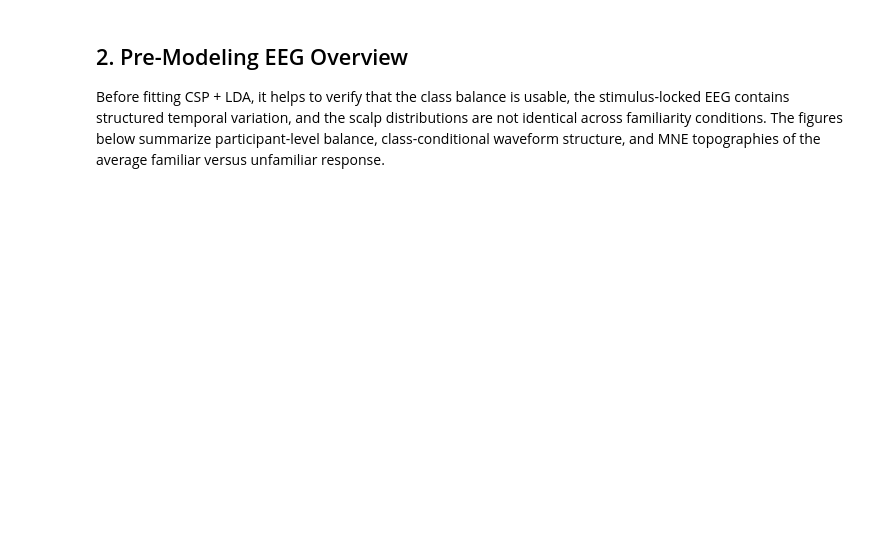
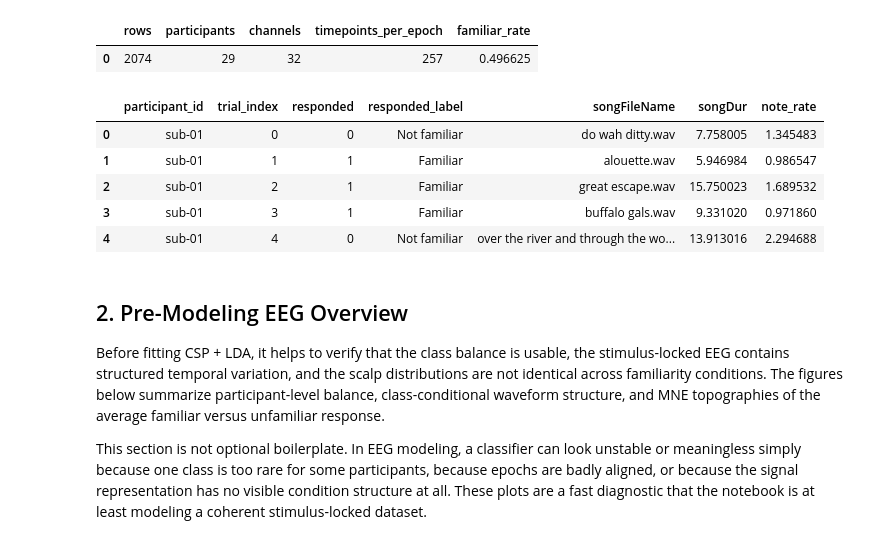
Before and after one commit to jonah-davis/COGS-189-Group-Project-WI26, a Jupyter notebook: notebooks/csp_lda_familiarity_modellability.ipynb, the cells around one changed output. Saved outputs shown, nothing was run; the diff lists cells and outputs as text; code cells hidden in the pictures; blank space fills up the shorter version.

```diff
--- a/notebooks/csp_lda_familiarity_modellability.ipynb
+++ b/notebooks/csp_lda_familiarity_modellability.ipynb
@@ -96,5 +136,8 @@ This step turns each stimulus presentation into a common 3D tensor of shape `(tr
 # %%
 def load_trial_metadata() -> pd.DataFrame:
+    # Pull the labels from the already-built analysis table rather than rebuilding
+    # them from scratch here. This keeps the target definition consistent across
+    # notebooks and minimizes the number of fields carried into the model stage.
     trial_df = pd.read_csv(ANALYSIS_DIR / "analysis_ready_familiarity_trials.csv")
     keep_cols = [
         "participant_id",
@@ -127,6 +170,8 @@ def build_epoch_cache(use_cache: bool = True) -> dict:
     trial_parts = []
     channel_names = None
 
+    # Build the epoch tensor subject by subject so missing files only remove the
+    # affected participant instead of breaking the entire modeling dataset.
     for participant_id in sorted(path.name for path in DATA_DIR.glob("sub-*") if path.is_dir()):
         beh_path = DATA_DIR / participant_id / "beh" / f"{participant_id}_task-songfamiliarity_beh.tsv"
         eeg_path = DATA_DIR / participant_id / "eeg" / f"{participant_id}_task-songfamiliarity_eeg.set"
@@ -134,9 +179,9 @@ def build_epoch_cache(use_cache: bool = True) -> dict:
         if not (beh_path.exists() and eeg_path.exists() and events_path.exists()):
             continue
 
-        behavior_df = pd.read_csv(beh_path, sep="	")
+        behavior_df = pd.read_csv(beh_path, sep="\t")
         labels = pd.to_numeric(behavior_df["responded"], errors="coerce").fillna(0).astype(int).to_numpy()
-        events_df = pd.read_csv(events_path, sep="	")
+        events_df = pd.read_csv(events_path, sep="\t")
 
         # Event value "1" with a real stimulus file marks the start of a song trial.
         trial_starts = events_df[
@@ -149,7 +194,8 @@ def build_epoch_cache(use_cache: bool = True) -> dict:
         raw = mne.io.read_raw_eeglab(eeg_path, preload=True, verbose=False)
 
         # Apply a broad EEG bandpass and a lower sampling rate so CSP operates on a
-        # cleaner, more compact trial tensor.
+        # cleaner, more compact trial tensor. This is a pragmatic preprocessing step,
+        # not a claim that these are the optimal signal-processing settings.
         raw.filter(L_FREQ, H_FREQ, picks="eeg", verbose=False)
         raw.resample(RESAMPLE_HZ, npad="auto", verbose=False)
         eeg_picks = mne.pick_types(raw.info, eeg=True, exclude="bads")
@@ -176,7 +222,8 @@ def build_epoch_cache(use_cache: bool = True) -> dict:
         )
         X_sub = epochs.get_data(copy=True).astype(np.float32)
 
-        # Truncate to the shared trial count so behavior labels and EEG epochs stay aligned.
+        # Behavior rows and extracted epochs should correspond trial-for-trial, but
+        # this truncation guards against edge cases where one source has extra rows.
         n_trials = min(len(labels), len(X_sub))
         if n_trials == 0:
             continue
@@ -189,6 +236,8 @@ def build_epoch_cache(use_cache: bool = True) -> dict:
             channel_names = np.array([raw.ch_names[idx] for idx in eeg_picks], dtype=object)
         print(f"Extracted {participant_id}: {n_trials} trials")
 
+    # Concatenate the participant-specific arrays into one modeling bundle. At this
+    # point, every row in X still has a matching label, participant group, and trial index.
     X = np.concatenate(X_parts, axis=0)
     y = np.concatenate(y_parts, axis=0)
     groups = np.array(group_parts, dtype=object)
@@ -215,6 +264,8 @@ def build_epoch_cache(use_cache: bool = True) -> dict:
 def make_csp_lda(n_components: int) -> Pipeline:
     # CSP learns spatial filters from the multichannel EEG, and LDA performs the
     # final binary familiarity classification on those transformed features.
+    # `reg='ledoit_wolf'` and shrinkage in LDA are regularization choices that help
+    # stabilize the covariance estimates when trial counts are limited.
     return Pipeline(
         [
             ("csp", CSP(n_components=n_components, reg="ledoit_wolf", log=True, norm_trace=False)),
@@ -224,6 +275,8 @@ def make_csp_lda(n_components: int) -> Pipeline:
 
 
 def summarize_cv(scores: dict, prefix: str = "") -> dict:
+    # Cross-validation returns one score per fold; collapse those into mean and SD
+    # so tuning tables and plots can compare model settings compactly.
     out = {}
     for metric_name in ["roc_auc", "accuracy", "balanced_accuracy", "f1"]:
         values = scores[f"test_{metric_name}"]
@@ -233,6 +286,8 @@ def summarize_cv(scores: dict, prefix: str = "") -> dict:
 
 
 def load_template_info(channel_names: np.ndarray) -> mne.Info:
+    # Topography plots need channel locations. Reuse the montage from the first EEG
+    # file that contains the full requested channel set.
     for participant_id in sorted(path.name for path in DATA_DIR.glob("sub-*") if path.is_dir()):
         eeg_path = DATA_DIR / participant_id / "eeg" / f"{participant_id}_task-songfamiliarity_eeg.set"
         if not eeg_path.exists():
@@ -252,6 +307,8 @@ def load_template_info(channel_names: np.ndarray) -> mne.Info:
 
 
 def nearest_time_indices(times: np.ndarray, requested_times: list[float]) -> list[int]:
+    # Requested plotting times may not fall exactly on the resampled grid, so map
+    # them to the nearest available time indices.
     return [int(np.argmin(np.abs(times - time_value))) for time_value in requested_times]
 
 
@@ -259,37 +316,49 @@ bundle = build_epoch_cache(use_cache=True)
 trial_meta = load_trial_metadata()
 X = bundle["X"]
 y = bundle["y"]
 groups = bundle["groups"]
 trial_index = bundle["trial_index"]
 channel_names = bundle["channel_names"]
 times = np.linspace(EPOCH_TMIN, EPOCH_TMAX, X.shape[2])
 info_template = load_template_info(channel_names)
 
 # This index table makes the cached EEG tensor interpretable again after extraction.
+# It is the bridge between raw arrays used by scikit-learn and human-readable trial metadata.
 epoch_index = pd.DataFrame(
     {
         "participant_id": groups,
         "trial_index": trial_index,
         "responded": y,
     }
 )
 epoch_index = epoch_index.merge(trial_meta, on=["participant_id", "trial_index", "responded"], how="left")
 display(
     pd.DataFrame(
         {
             "rows": [len(epoch_index)],
             "participants": [epoch_index["participant_id"].nunique()],
             "channels": [X.shape[1]],
             "timepoints_per_epoch": [X.shape[2]],
             "familiar_rate": [y.mean()],
         }
     )
 )
 display(epoch_index.head())
+# %% [output]
+|  | rows | participants | channels | timepoints_per_epoch | familiar_rate |
+| 0 | 2074 | 29 | 32 | 257 | 0.496625 |
+|  | participant_id | trial_index | responded | responded_label | songFileName | songDur | note_rate |
+| 0 | sub-01 | 0 | 0 | Not familiar | do wah ditty.wav | 7.758005 | 1.345483 |
+| 1 | sub-01 | 1 | 1 | Familiar | alouette.wav | 5.946984 | 0.986547 |
+| 2 | sub-01 | 2 | 1 | Familiar | great escape.wav | 15.750023 | 1.689532 |
+| 3 | sub-01 | 3 | 1 | Familiar | buffalo gals.wav | 9.331020 | 0.971860 |
+| 4 | sub-01 | 4 | 0 | Not familiar | over the river and through the wo... | 13.913016 | 2.294688 |
 # %% [markdown]
 ## 2. Pre-Modeling EEG Overview
 
 Before fitting CSP + LDA, it helps to verify that the class balance is usable, the stimulus-locked EEG contains structured temporal variation, and the scalp distributions are not identical across familiarity conditions. The figures below summarize participant-level balance, class-conditional waveform structure, and MNE topographies of the average familiar versus unfamiliar response.
+
+This section is not optional boilerplate. In EEG modeling, a classifier can look unstable or meaningless simply because one class is too rare for some participants, because epochs are badly aligned, or because the signal representation has no visible condition structure at all. These plots are a fast diagnostic that the notebook is at least modeling a coherent stimulus-locked dataset.
 # %%
 participant_summary = (
     epoch_index.groupby("participant_id")
```
Also changed, not shown: parts of 15 cells of this notebook, 1 other file.
